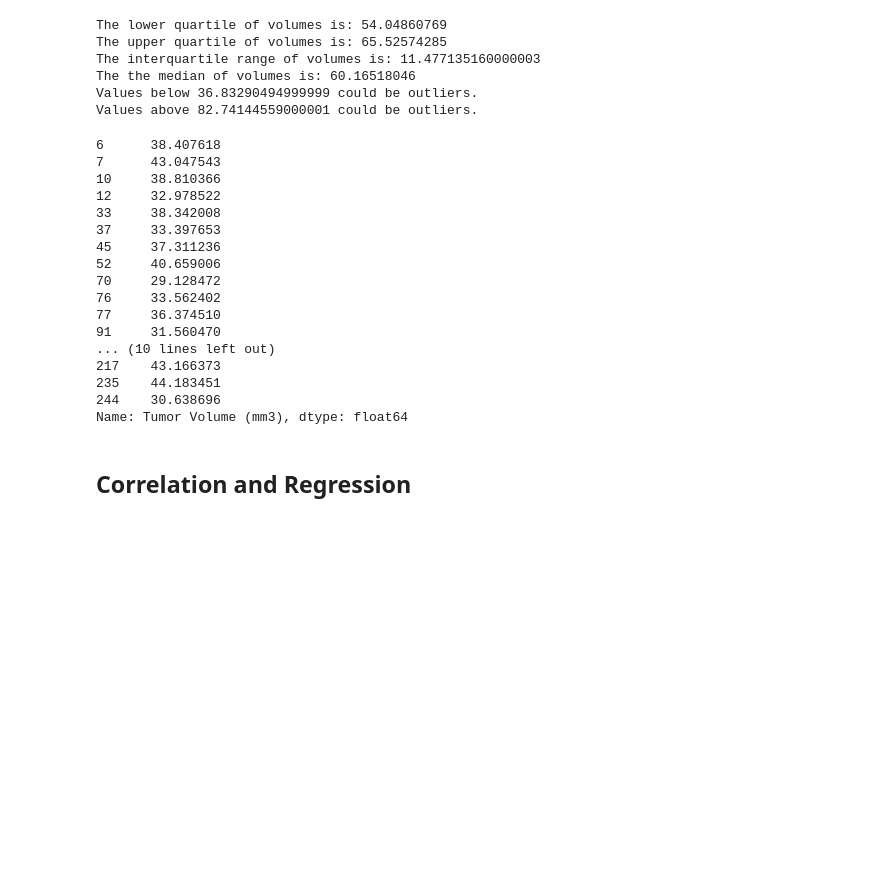
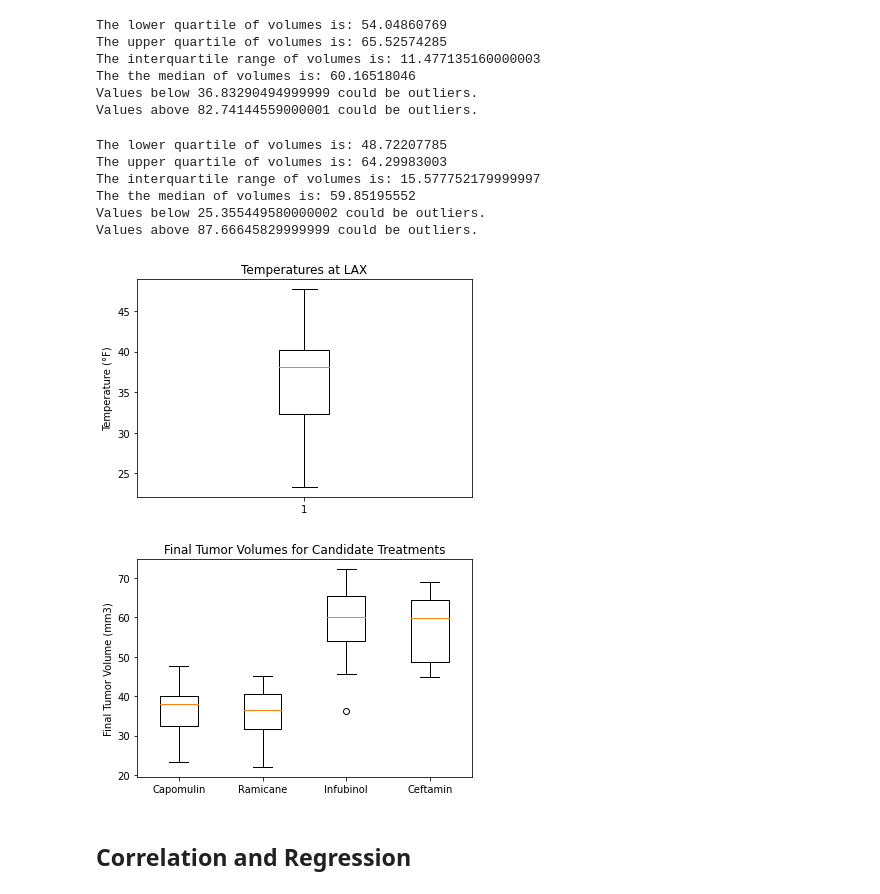
Before and after one commit to migheljackson/matplotlib-challenge, a Jupyter notebook: pymaceuticals_starter.ipynb, the cells around one changed output. Saved outputs shown, nothing was run; the diff lists cells and outputs as text; code cells hidden in the pictures; blank space fills up the shorter version.

Commit message:
Box plots added for all treatments

```diff
--- a/pymaceuticals_starter.ipynb
+++ b/pymaceuticals_starter.ipynb
@@ -416,34 +416,39 @@ upperq_ceft = quartiles_ceft[0.75]
 iqr_ceft = upperq_ceft-lowerq_ceft
 
 print(f"The lower quartile of volumes is: {lowerq_ceft}")
-print(f"The upper quartile of volumes is: {upperq_cap}")
-print(f"The interquartile range of volumes is: {iqr_cap}")
-print(f"The the median of volumes is: {quartiles_cap[0.5]} ")
+print(f"The upper quartile of volumes is: {upperq_ceft}")
+print(f"The interquartile range of volumes is: {iqr_ceft}")
+print(f"The the median of volumes is: {quartiles_ceft[0.5]} ")
 
-lower_bound_cap = lowerq_cap - (1.5*iqr_cap)
-upper_bound_cap = upperq_cap + (1.5*iqr_cap)
-print(f"Values below {lower_bound_cap} could be outliers.")
-print(f"Values above {upper_bound_cap} could be outliers.")
+lower_bound_ceft = lowerq_ceft - (1.5*iqr_ceft)
+upper_bound_ceft = upperq_ceft + (1.5*iqr_ceft)
+print(f"Values below {lower_bound_ceft} could be outliers.")
+print(f"Values above {upper_bound_ceft} could be outliers.")
+# %% [output]
+The lower quartile of volumes is: 48.72207785
+The upper quartile of volumes is: 64.29983003
+The interquartile range of volumes is: 15.577752179999997
+The the median of volumes is: 59.85195552
+Values below 25.355449580000002 could be outliers.
+Values above 87.66645829999999 could be outliers.
+# %%
+fig1, ax1 = plt.subplots()
+ax1.set_title('Temperatures at LAX')
+ax1.set_ylabel('Temperature (°F)')
+ax1.boxplot(final_tvol_cap)
+plt.show()
+# %% [output]
+[figure, added]
 # %%
 # Generate a box plot of the final tumor volume of each mouse across four regimens of interest
+final_tvol_data = [final_tvol_cap,final_tvol_ram,final_tvol_inf,final_tvol_ceft]
+plt.title('Final Tumor Volumes for Candidate Treatments')
+plt.ylabel('Final Tumor Volume (mm3)')
+plt.boxplot(final_tvol_data)
+plt.xticks([1,2,3,4],candidates)
+plt.show()
 # %% [output]
-6      38.407618
-7      43.047543
-10     38.810366
-12     32.978522
-33     38.342008
-37     33.397653
-45     37.311236
-52     40.659006
-70     29.128472
-76     33.562402
-77     36.374510
-91     31.560470
-... (10 lines left out)
-217    43.166373
-235    44.183451
-244    30.638696
-Name: Tumor Volume (mm3), dtype: float64
+[figure, added]
 # %%
 ## Line and Scatter Plots
 # %%
```
